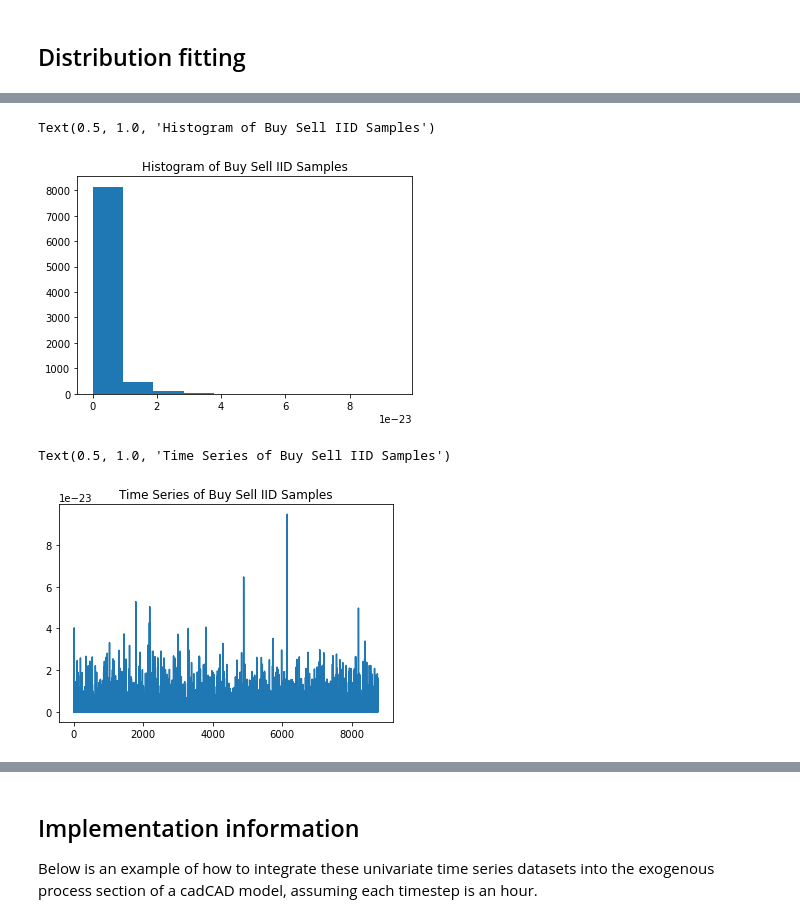
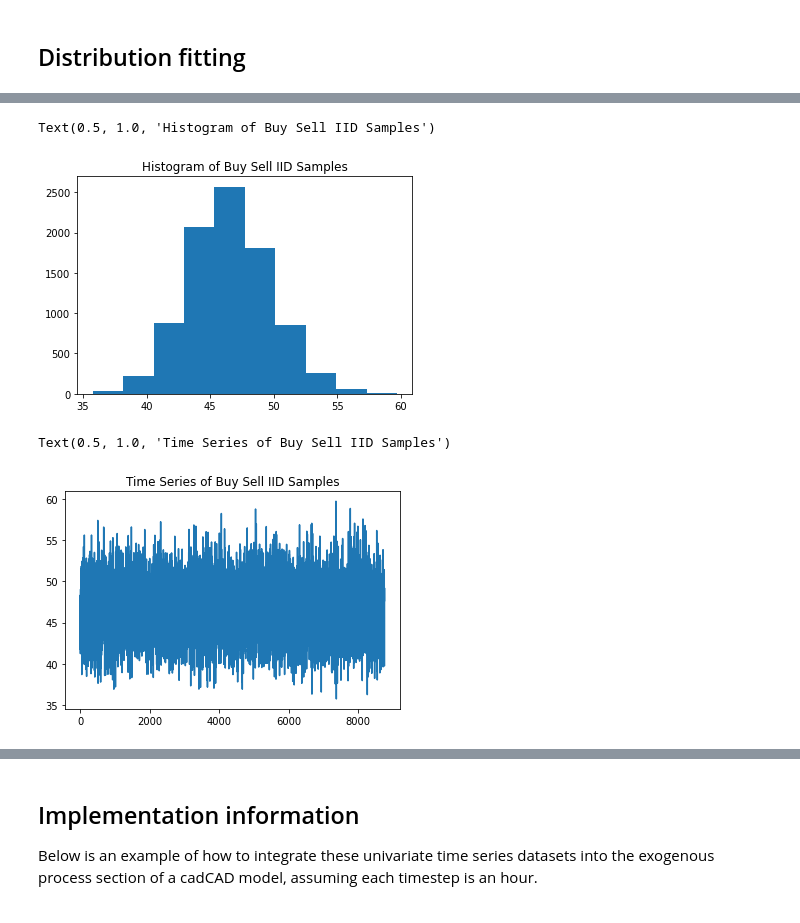
Before and after one commit to BlockScience/reflexer, a Jupyter notebook: notebooks/Stochastic_Generators/Uniswap_process_modeling.ipynb, the cells around one changed output, grey strips where cells are left out. Cells and saved outputs as stored; diff of their text form; code cells hidden in the pictures.

```diff
--- a/notebooks/Stochastic_Generators/Uniswap_process_modeling.ipynb
+++ b/notebooks/Stochastic_Generators/Uniswap_process_modeling.ipynb
@@ -67,6 +96,7 @@ liquidity_uniswap_events.head()
 liquidity_uniswap_events['DAI_balance'] = liquidity_uniswap_events['DAI_balance'].astype(float)
 liquidity_uniswap_events['DAI_diff'] = abs(liquidity_uniswap_events['DAI_balance'].diff())
 liquidity_uniswap_events['DAI_diff'].fillna(0,inplace=True)
+liquidity_uniswap_events = liquidity_uniswap_events.query('DAI_diff > 0')
 liquidity_uniswap_events.plot(x='timestep',y='DAI_diff',title='Dai liquidity univariate series')
 # %% [output]
 <AxesSubplot:title={'center':'Dai liquidity univariate series'}, xlabel='timestep'>
@@ -76,6 +112,7 @@ liquidity_uniswap_events.plot(x='timestep',y='DAI_diff',title='Dai liquidity uni
 buy_sell_uniswap_events['DAI_balance'] = buy_sell_uniswap_events['DAI_balance'].astype(float)
 buy_sell_uniswap_events['DAI_diff'] = abs(buy_sell_uniswap_events['DAI_balance'].diff())
 buy_sell_uniswap_events['DAI_diff'].fillna(0,inplace=True)
+buy_sell_uniswap_events = buy_sell_uniswap_events.query('DAI_diff > 0')
 buy_sell_uniswap_events.plot(x='timestep',y='DAI_diff',title='Dai Buy/Sell Univariate Series')
 # %% [output]
 <AxesSubplot:title={'center':'Dai Buy/Sell Univariate Series'}, xlabel='timestep'>
@@ -85,5 +142,5 @@ buy_sell_uniswap_events.plot(x='timestep',y='DAI_diff',title='Dai Buy/Sell Univa
 # %%
 # fit liquidity distribution
-fit_shape_liquidity, fit_loc_liquidity, fit_scale_liquidity =gamma.fit(liquidity_uniswap_events['DAI_diff'].values)
+fit_shape_liquidity, fit_loc_liquidity, fit_scale_liquidity =st.alpha.fit(liquidity_uniswap_events['DAI_diff'].apply(np.log).values)
 # %%
 timesteps = 24 * 365 # 24 hours a day * 365 days a year
@@ -110,13 +196,16 @@ fit_shape_buy_sell, fit_loc_buy_sell, fit_scale_buy_sell = gamma.fit(buy_sell_un
+# %%
+fit_shape_buy_sell, fit_loc_buy_sell, fit_scale_buy_sell = st.alpha.fit(buy_sell_uniswap_events['DAI_diff'].apply(np.log).values)
 # %%
-buy_sell = np.random.gamma(fit_shape_buy_sell, fit_scale_buy_sell, timesteps)
+buy_sell = st.alpha.rvs(fit_shape_buy_sell, loc=fit_loc_buy_sell, scale=fit_scale_buy_sell, size=timesteps)
+
 plt.hist(buy_sell)
 plt.title('Histogram of Buy Sell IID Samples')
 # %% [output]
 Text(0.5, 1.0, 'Histogram of Buy Sell IID Samples')
-[figure, old version]
+[figure, new version]
 # %%
 plt.plot(buy_sell)
 plt.title('Time Series of Buy Sell IID Samples')
 # %% [output]
 Text(0.5, 1.0, 'Time Series of Buy Sell IID Samples')
-[figure, old version]
+[figure, new version]
```
Also changed, not shown: parts of 15 cells of this notebook, 2 other files.
